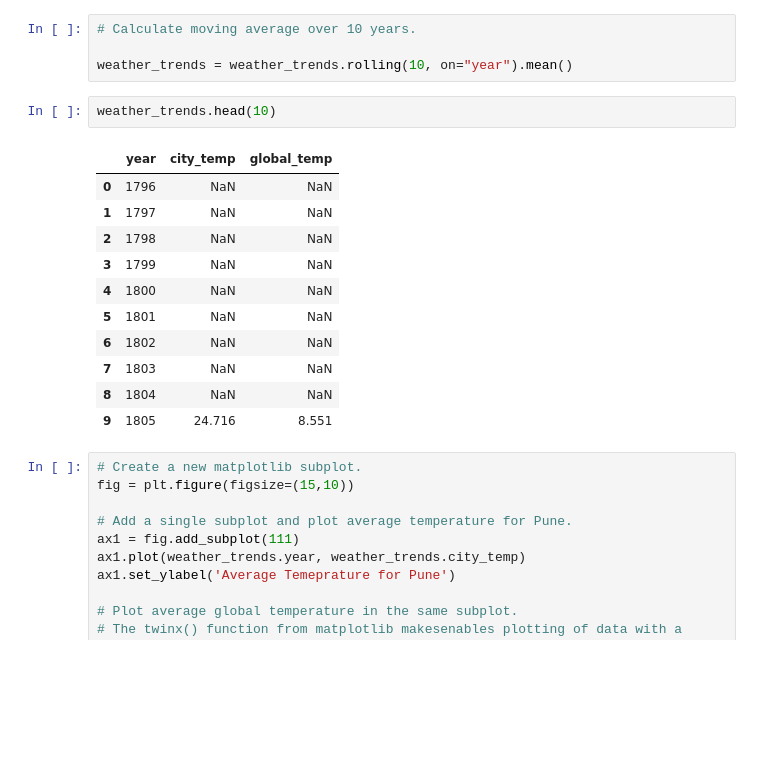
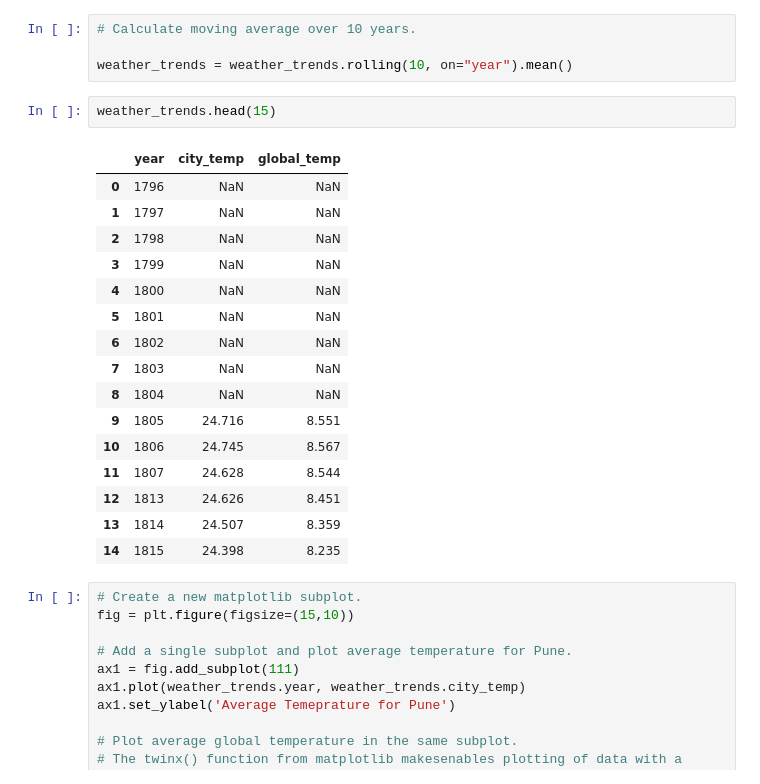
Before and after one commit to ParthThakur/Exploring-Weather-Trends, a Jupyter notebook: Explore Weather Trends.ipynb, the cells around one changed output. Drawn from its saved outputs; the diff is of its cells as text; blank space fills up the shorter version.

```diff
--- a/Explore Weather Trends.ipynb
+++ b/Explore Weather Trends.ipynb
@@ -33,19 +33,24 @@ weather_trends.head()
 
 weather_trends = weather_trends.rolling(10, on="year").mean()
 # %%
-weather_trends.head(10)
+weather_trends.head(15)
 # %% [output]
 |  | year | city_temp | global_temp |
 | 0 | 1796 | NaN | NaN |
 | 1 | 1797 | NaN | NaN |
 | 2 | 1798 | NaN | NaN |
 | 3 | 1799 | NaN | NaN |
 | 4 | 1800 | NaN | NaN |
 | 5 | 1801 | NaN | NaN |
 | 6 | 1802 | NaN | NaN |
 | 7 | 1803 | NaN | NaN |
 | 8 | 1804 | NaN | NaN |
 | 9 | 1805 | 24.716 | 8.551 |
+| 10 | 1806 | 24.745 | 8.567 |
+| 11 | 1807 | 24.628 | 8.544 |
+| 12 | 1813 | 24.626 | 8.451 |
+| 13 | 1814 | 24.507 | 8.359 |
+| 14 | 1815 | 24.398 | 8.235 |
 # %%
 # Create a new matplotlib subplot.
 fig = plt.figure(figsize=(15,10))
```
